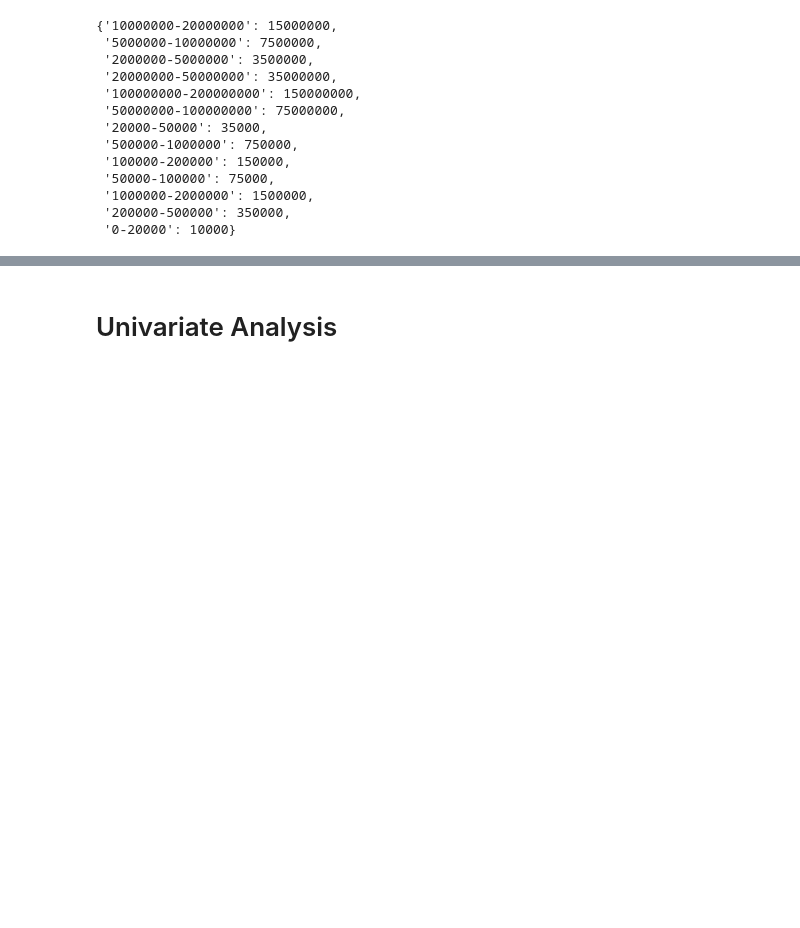
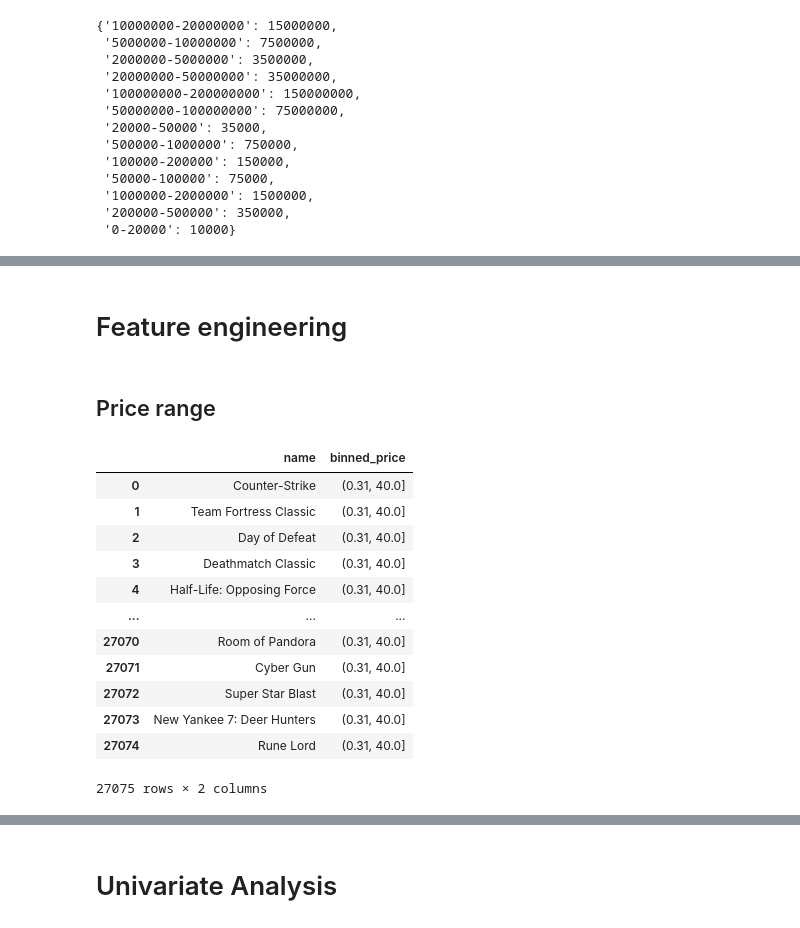
Before and after one commit to jamwung/eda-steam, a Jupyter notebook: steam_eda.ipynb, the cells around one changed output, grey strips where cells are left out. Drawn from its saved outputs; the diff is of its cells as text; code cells hidden in the pictures; blank space fills up the shorter version.

```diff
--- a/steam_eda.ipynb
+++ b/steam_eda.ipynb
@@ -135,3 +136,31 @@ main_df.drop(columns=['appid', 'english']).describe()
 | 50% | 0.000000 | 7.000000 | 2.400000e+01 | 9.000000 | 0.000000 | 0.00000 | ... |
 | 75% | 0.000000 | 23.000000 | 1.260000e+02 | 42.000000 | 0.000000 | 0.00000 | ... |
 | max | 18.000000 | 9821.000000 | 2.644404e+06 | 487076.000000 | 190625.000000 | 190625.00000 | ... |
+# %% [markdown]
+# Feature engineering
+# %% [markdown]
+## Price range
+# %%
+# 1 GBP to PHP conversion for potential analysis
+GBP_to_PHP = 65.37
+
+# Custom binning to categorize price range
+price_binning = np.linspace(0, 422, 20)
+price_binning = np.array([-0.1, 0.31, 40, 50, 100, 500])
+
+main_df['binned_price'] = pd.cut(main_df['price'], price_binning)
+main_df[['name', 'binned_price']]
+# %% [output]
+|  | name | binned_price |
+| 0 | Counter-Strike | (0.31, 40.0] |
+| 1 | Team Fortress Classic | (0.31, 40.0] |
+| 2 | Day of Defeat | (0.31, 40.0] |
+| 3 | Deathmatch Classic | (0.31, 40.0] |
+| 4 | Half-Life: Opposing Force | (0.31, 40.0] |
+| ... | ... | ... |
+| 27070 | Room of Pandora | (0.31, 40.0] |
+| 27071 | Cyber Gun | (0.31, 40.0] |
+| 27072 | Super Star Blast | (0.31, 40.0] |
+| 27073 | New Yankee 7: Deer Hunters | (0.31, 40.0] |
+| 27074 | Rune Lord | (0.31, 40.0] |
+27075 rows × 2 columns
```
Also changed, not shown: parts of 24 cells of this notebook.
